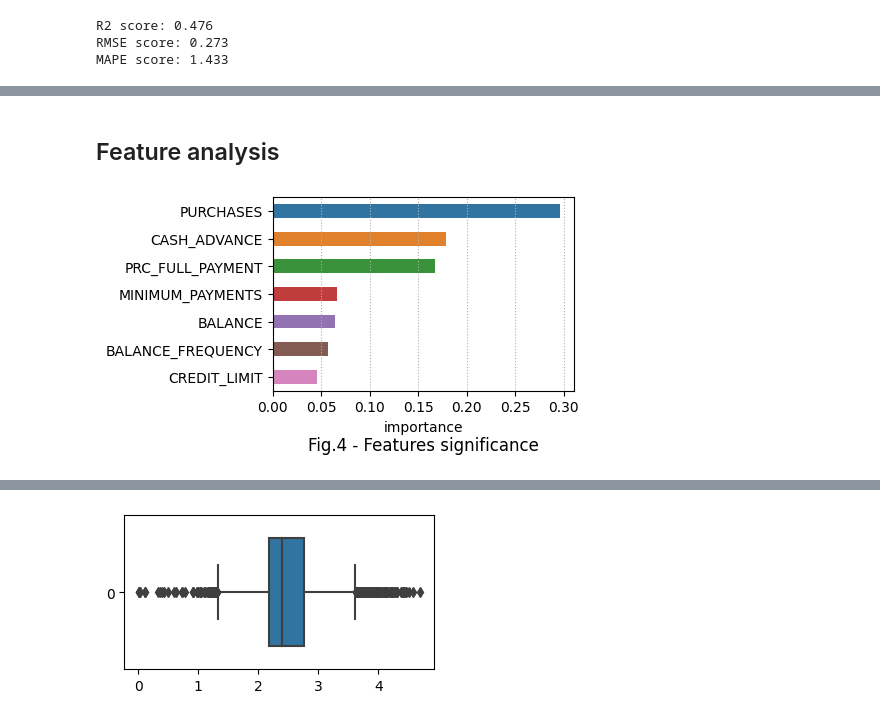
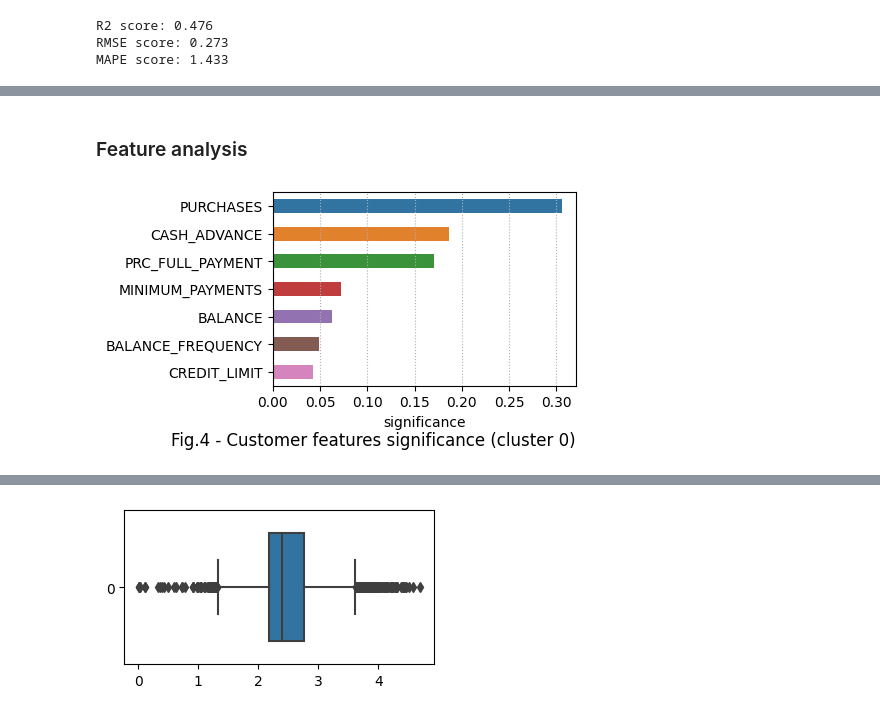
Before and after one commit to Alex1iv/customer_segmentation, a Jupyter notebook: notebooks/segmentation.ipynb, the cells around one changed output, grey strips where cells are left out. Cells and saved outputs as stored; diff of their text form; code cells hidden in the pictures.

```diff
--- a/notebooks/segmentation.ipynb
+++ b/notebooks/segmentation.ipynb
@@ -363,14 +364,15 @@ agg_clustering =  AgglomerativeClustering(n_clusters=3, metric='euclidean').fit(
 agg_clustering.fit(X_scaled)
 X_scaled['cluster_agg'] = agg_clustering.labels_
 
-plot_counter = 4
+plot_counter = 3
 
 plt.figure(figsize=(10,5))
 fig = sns.scatterplot(data=X_scaled, x='CREDIT_LIMIT', y='PURCHASES', hue='cluster_agg',  palette="Set2");#size="TENURE", sizes=(20, 200),
 fig.set_yscale('log')
+#fig.set_xscale('log')
 fig.set_title(f'Fig.{plot_counter} - Customer segmentation with AgglomerativeClustering \nby credit limit and purchase size', y=-0.25);
 plt.tight_layout();
+X_scaled.drop(['cluster_agg'],axis=1, inplace=True)
 
-
-plt.savefig(os.path.join(figures_path, f'fig_{plot_counter}.png'))
+#plt.savefig(os.path.join(figures_path, f'fig_{plot_counter}.png'))
 # %% [output]
@@ -391,16 +393,16 @@ plt.savefig(os.path.join(figures_path, f'fig_{plot_counter}.png'))
 # %% [markdown]
 10. visualization
 # %%
-kmeans = KMeans(n_clusters=3, n_init=10, random_state=42)
-kmeans.fit(X_scaled)
-X_scaled['cluster'] = kmeans.labels_
+# kmeans = KMeans(n_clusters=3, n_init=10, random_state=42)
+# kmeans.fit(X_scaled)
+# X_scaled['cluster'] = kmeans.labels_
 
-plot_counter = 5
-plt.figure(figsize=(10,6))
-fig = sns.scatterplot(data=X_scaled, x='CREDIT_LIMIT', y='PURCHASES', hue='cluster', palette="Set2")#;  size="TENURE", sizes=(20, 200),
-fig.set_yscale('log')
-fig.set_title(f'Fig.{plot_counter} - Customer segmentation with K-means by credit limit and purchase size', y=-0.15, size=14);
-plt.tight_layout()
+# plot_counter = 3
+# plt.figure(figsize=(10,6))
+# fig = sns.scatterplot(data=X_scaled, x='CREDIT_LIMIT', y='PURCHASES', hue='cluster', palette="Set2")#;  size="TENURE", sizes=(20, 200),
+# fig.set_yscale('log')
+# fig.set_title(f'Fig.{plot_counter} - Customer segmentation with K-means by credit limit and purchase size', y=-0.15, size=14);
+# plt.tight_layout()
 
-plt.savefig(os.path.join(figures_path, f'fig_{plot_counter}.png'))
+# #plt.savefig(os.path.join(figures_path, f'fig_{plot_counter}.png'))
 # %% [output]
@@ -602,11 +560,12 @@ def optuna_gbr(trial):
 # create study set
 study = optuna.create_study(study_name="gbr", direction="maximize", sampler=sampler)
 # try multiple times
-study.optimize(optuna_gbr2, n_trials=100)
+study.optimize(optuna_gbr, n_trials=100)
 
 clear_output(wait=False)
 
-optuna.visualization.plot_optimization_history(study, target_name="r_score")
+best_hyperparameters = study.best_params
+print(f"\tparams: {best_hyperparameters}")
 
-print(f"\tparams: {best_hyperparameters.params}")
+display(optuna.visualization.plot_optimization_history(study, target_name="r_score"))
 # %% [output]
@@ -616,6 +575,6 @@ Wall time: 43.1 s
 # %%
 # Create the model
-gbr = GradientBoostingRegressor(**best_hyperparameters.params,random_state=random_seed, verbose=0)
+gbr = GradientBoostingRegressor(**best_hyperparameters,random_state=random_seed, verbose=0)
 
 # Training the model
 gbr.fit(X_train, y_train)
@@ -678,20 +637,20 @@ plt.tight_layout()
 # %% [markdown]
-## Feature analysis
+### Feature analysis
 # %%
-factors = pd.DataFrame({'importance':gbr.feature_importances_}, index=X_train.columns).sort_values(by='importance', ascending=False).iloc[:7]
+factors = pd.DataFrame({'significance':gbr.feature_importances_}, index=X_train.columns).sort_values(by='significance', ascending=False).iloc[:7]
 
 plot_counter=4
 
 # display first 7 most significant features
 fig, ax = plt.subplots(figsize=(5, 3))
-sns.barplot(factors, x='importance', y=factors.index, width=0.5)
-ax.set_title(f'Fig.{plot_counter} - Features significance', y=-0.35);
+sns.barplot(factors, x='significance', y=factors.index, width=0.5)
+ax.set_title(f'Fig.{plot_counter} - Customer features significance (cluster 0)', y=-0.35, loc='right');
 plt.tight_layout()
 ax.xaxis.grid(linestyle=':');
 
 plt.savefig(os.path.join(figures_path, f'fig_{plot_counter}.png'))
 # %% [output]
-[figure, old version]
+[figure, new version]
 # %%
 temp = data[data['cluster']==0][['PRC_FULL_PAYMENT', 'BALANCE_FREQUENCY']]
 plt.figure(figsize=(4,2))
```
Also changed, not shown: parts of 44 cells of this notebook, 5 other files.
